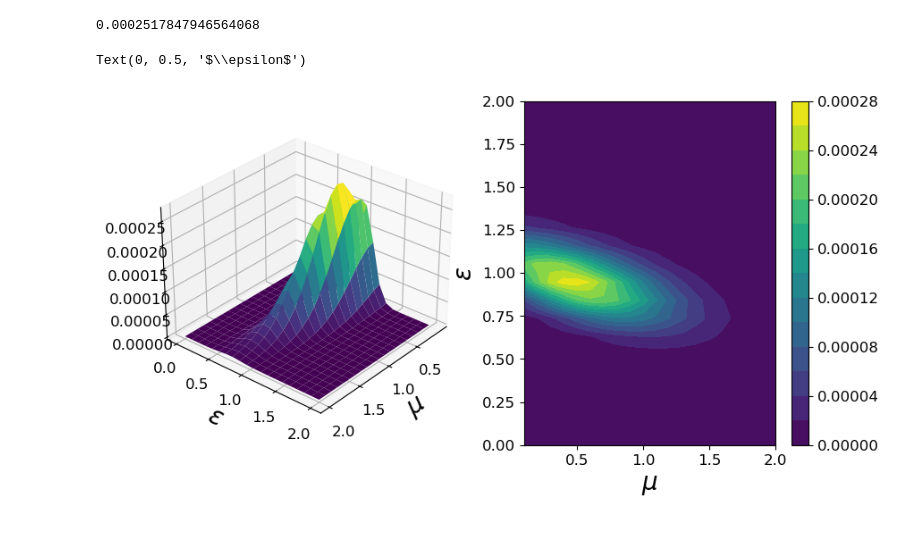
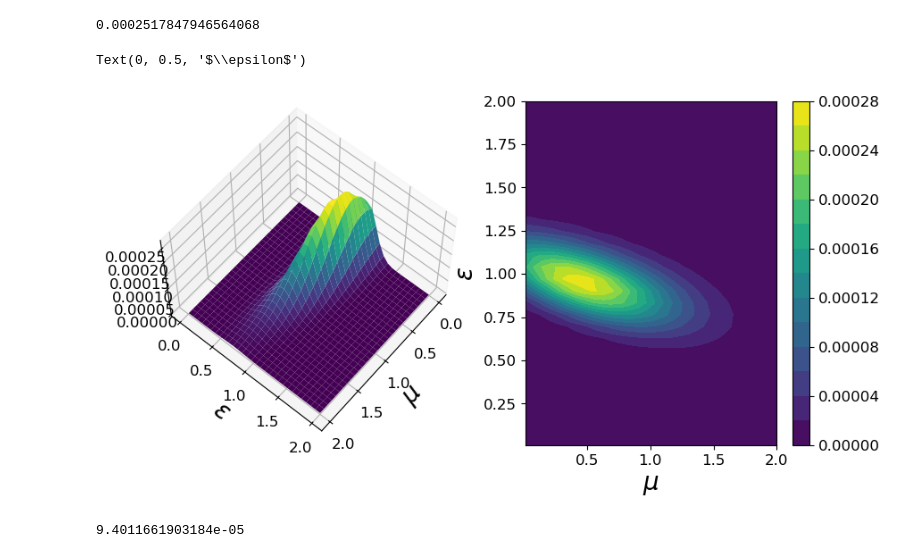
Before and after one commit to asegura4488/StatsHEP, a Jupyter notebook: Systematic/Bayesian/UpperLimitSystematic.ipynb, the cells around one changed output. Cells and saved outputs as stored; diff of their text form; code cells hidden in the pictures.

```diff
--- a/Systematic/Bayesian/UpperLimitSystematic.ipynb
+++ b/Systematic/Bayesian/UpperLimitSystematic.ipynb
@@ -96,8 +91,8 @@ JointLikelihood(0.5,1.,n,b,s)
 # %% [output]
 0.0002517847946564068
 # %%
-mu = np.linspace(0.1,2,20)
-e = np.linspace(0.,2,20)
+mu = np.linspace(0.01,2,30)
+e = np.linspace(0.01,2,30)
 Mu,E = np.meshgrid(mu,e)
 Surface = np.zeros_like(Mu)
 
@@ -106,18 +101,24 @@ for i in range(len(mu)):
         Surface[i,j] = JointLikelihood(mu[i],e[j],n,b,s)
 # %%
 fig = plt.figure(figsize=(10,5))
-ax = fig.add_subplot(1,2,1, projection='3d', elev = 30, azim = 40)
+ax = fig.add_subplot(1,2,1, projection='3d', elev = 60, azim = 40)
 ax.plot_surface(Mu,E,Surface.T, cmap='viridis')
 
 ax.set_xlabel(r'$\mu$')
 ax.set_ylabel(r'$\epsilon$')
 
 ax1 = fig.add_subplot(1,2,2)
 c = ax1.contourf(Mu,E,Surface.T,15,cmap='viridis')
 fig.colorbar(c,ax=ax1)
 
 ax1.set_xlabel(r'$\mu$')
 ax1.set_ylabel(r'$\epsilon$')
 # %% [output]
 Text(0, 0.5, '$\\epsilon$')
-[figure, old version]
+[figure, new version]
+# %%
+# Calculando la normalizacion de la posterior
+Normalization = integrate.dblquad( JointLikelihood, 0.01, np.inf, 0.01, np.inf, args=(n,b,s) )[0]
+Normalization
+# %% [output]
+9.4011661903184e-05
```
Also changed, not shown: parts of 3 cells of this notebook.
